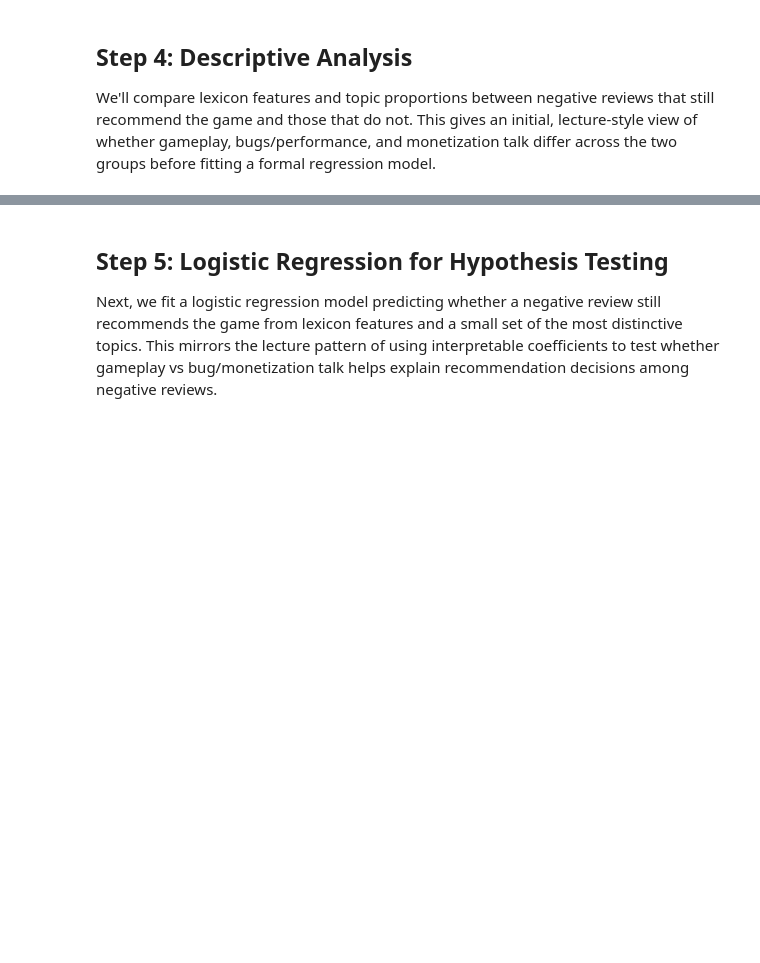
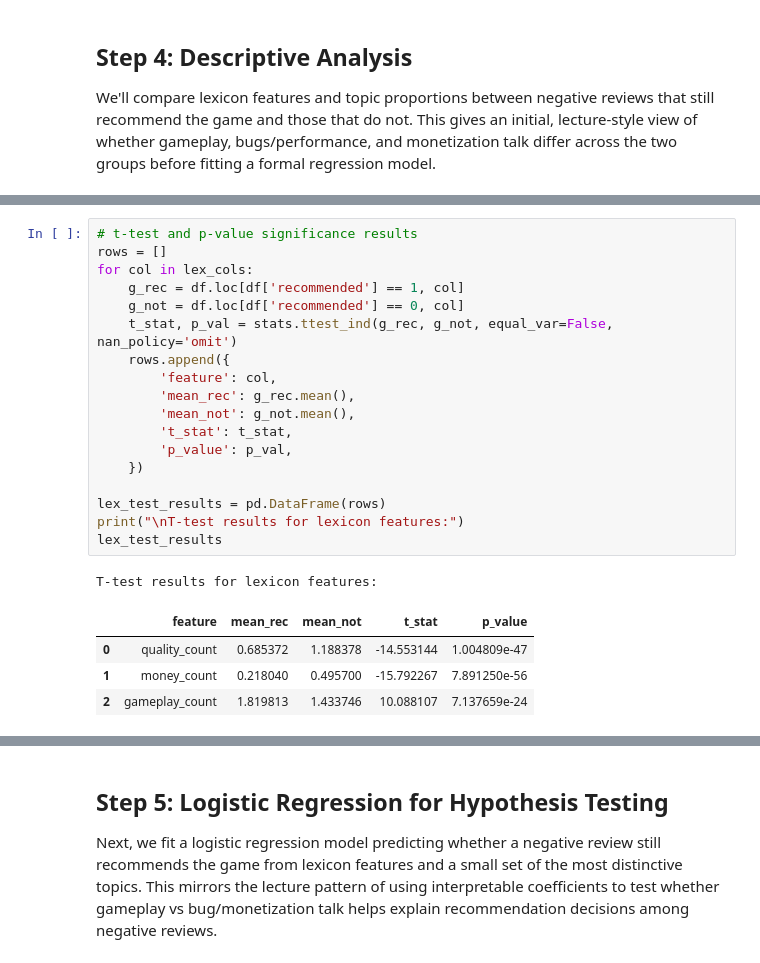
Before and after one commit to kych23/csgo-reviews-sentiment-analysis, a Jupyter notebook: project.ipynb, the cells around one changed output, grey strips where cells are left out. Drawn from its saved outputs; the diff is of its cells as text; blank space fills up the shorter version.

Commit message:
finished data analysis section

```diff
--- a/project.ipynb
+++ b/project.ipynb
@@ -658,0 +542,24 @@ Top 10 topics where recommended vs not-recommended differ most (rec - not):
+# %%
+# t-test and p-value significance results
+rows = []
+for col in lex_cols:
+    g_rec = df.loc[df['recommended'] == 1, col]
+    g_not = df.loc[df['recommended'] == 0, col]
+    t_stat, p_val = stats.ttest_ind(g_rec, g_not, equal_var=False, nan_policy='omit')
+    rows.append({
+        'feature': col,
+        'mean_rec': g_rec.mean(),
+        'mean_not': g_not.mean(),
+        't_stat': t_stat,
+        'p_value': p_val,
+    })
+
+lex_test_results = pd.DataFrame(rows)
+print("\nT-test results for lexicon features:")
+lex_test_results
+# %% [output]
+T-test results for lexicon features:
+|  | feature | mean_rec | mean_not | t_stat | p_value |
+| 0 | quality_count | 0.685372 | 1.188378 | -14.553144 | 1.004809e-47 |
+| 1 | money_count | 0.218040 | 0.495700 | -15.792267 | 7.891250e-56 |
+| 2 | gameplay_count | 1.819813 | 1.433746 | 10.088107 | 7.137659e-24 |
```
Also changed, not shown: parts of 18 cells of this notebook, 2 other files.
